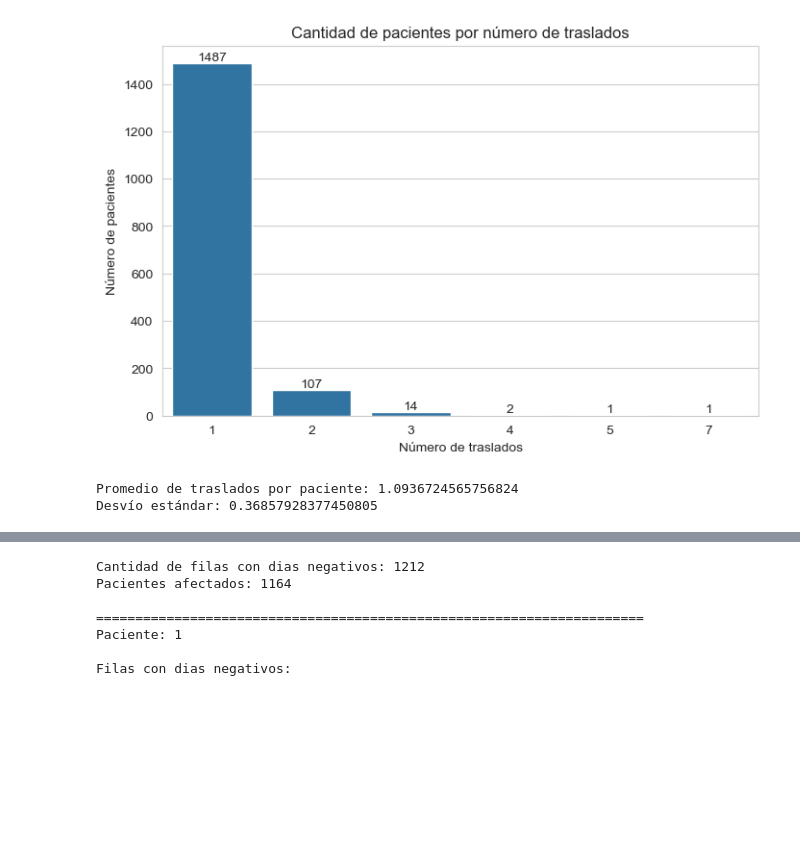
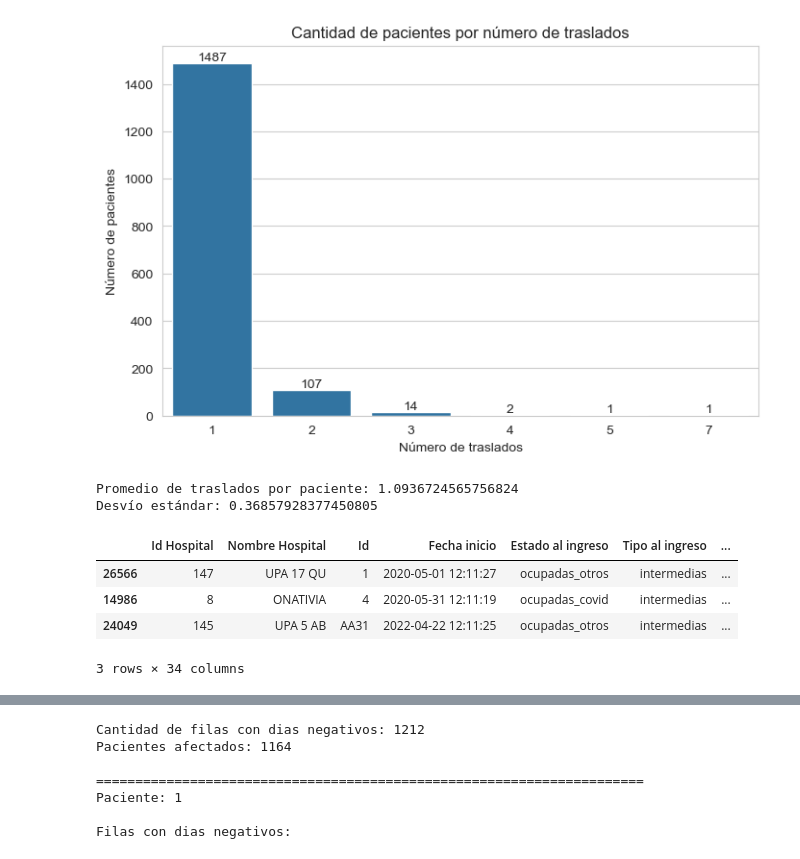
Before and after one commit to micagonzdark/RedesHospitales, a Jupyter notebook: notebooks/01_EDA.ipynb, the cells around one changed output, grey strips where cells are left out. Cells and saved outputs as stored; diff of their text form; code cells hidden in the pictures; blank space fills up the shorter version.

```diff
--- a/notebooks/01_EDA.ipynb
+++ b/notebooks/01_EDA.ipynb
@@ -235,3 +235,11 @@ Desvío estándar: 0.36857928377450805
 # PROBABILIDAD DE TENER UN TRASLADO MAS DADO LA CANTIDAD DE TRASLADOS QUE TUVISTE
 
 # Cuantos de esos tambien tienen como lo que tuviste
+# %%
+traslados.head(3)
+# %% [output]
+|  | Id Hospital | Nombre Hospital | Id | Fecha inicio | Estado al ingreso | Tipo al ingreso | ... |
+| 26566 | 147 | UPA 17 QU | 1 | 2020-05-01 12:11:27 | ocupadas_otros | intermedias | ... |
+| 14986 | 8 | ONATIVIA | 4 | 2020-05-31 12:11:19 | ocupadas_covid | intermedias | ... |
+| 24049 | 145 | UPA 5 AB | AA31 | 2022-04-22 12:11:25 | ocupadas_otros | intermedias | ... |
+3 rows × 34 columns
```
Also changed, not shown: parts of 1 cell of this notebook, 1 other file.
